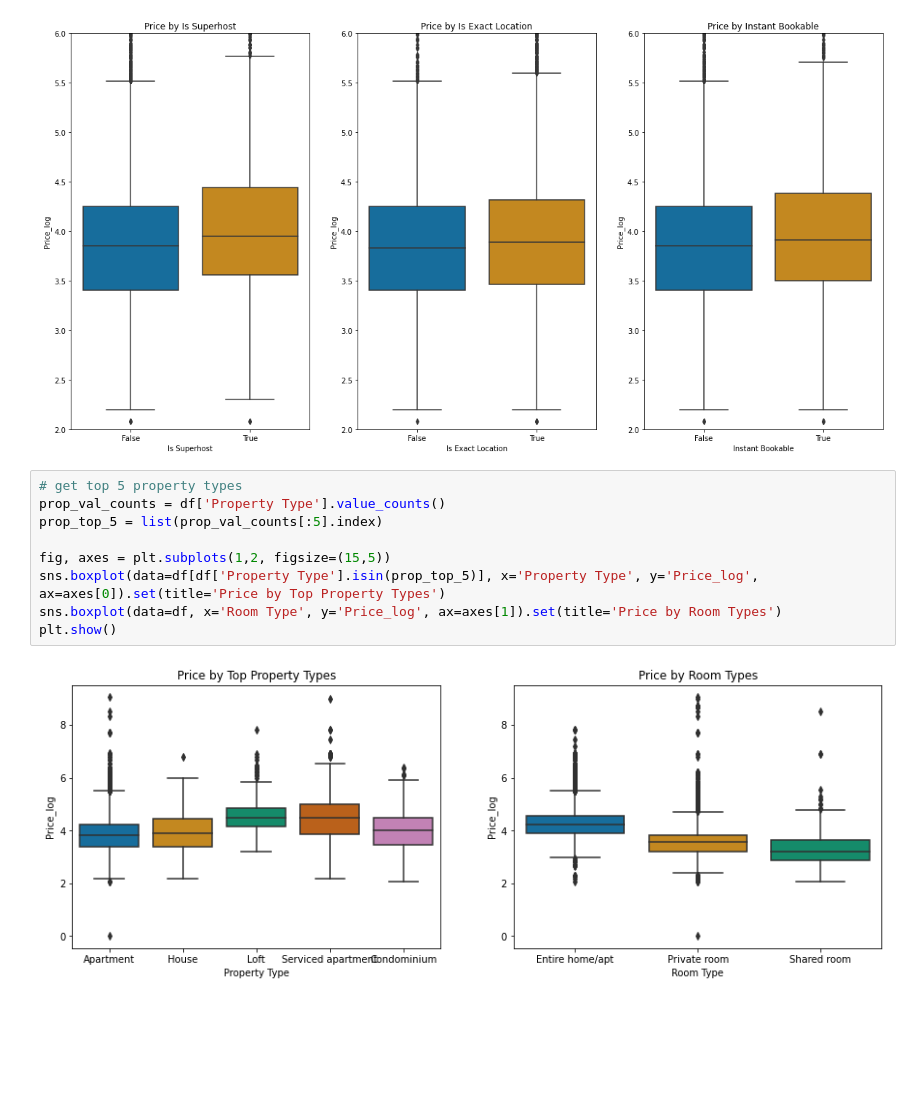
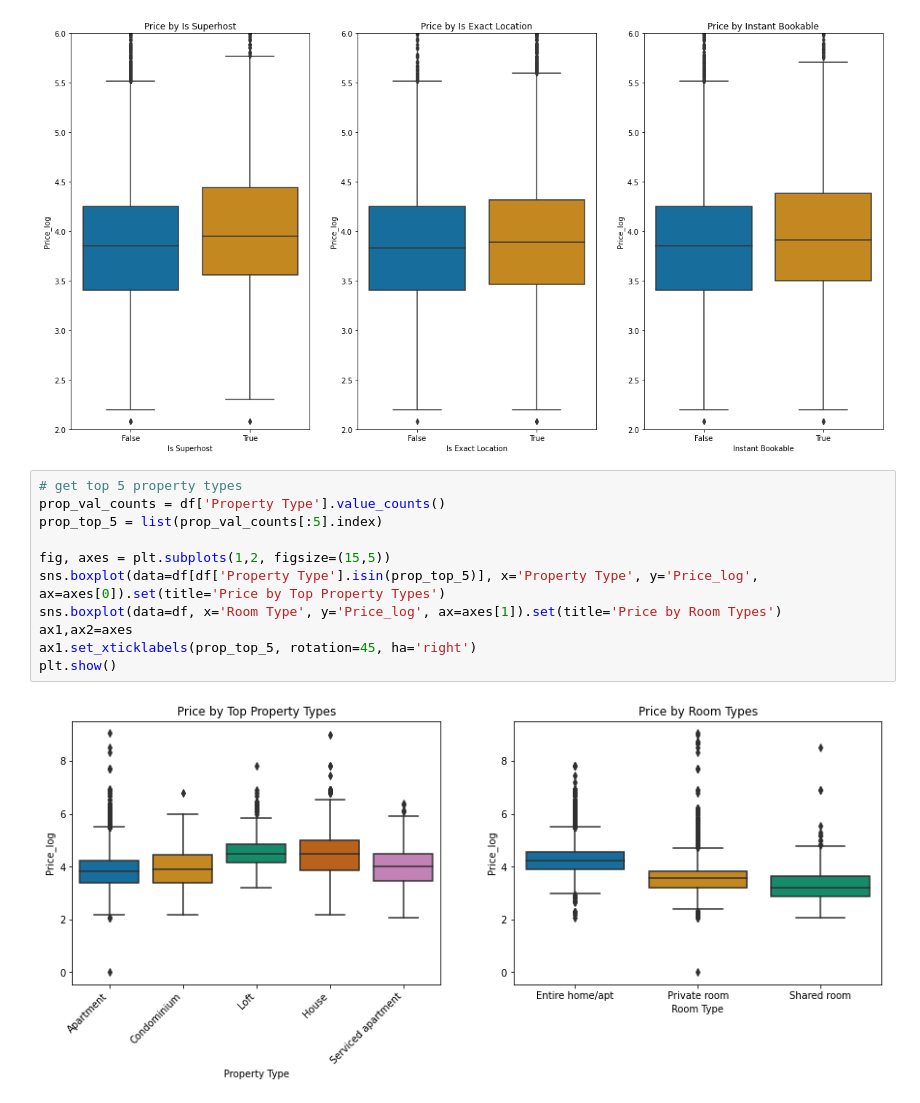
Before and after one commit to JulGras/Airbnb, a Jupyter notebook: Airbnb_Berlin.ipynb, the cells around one changed output. Saved outputs shown, nothing was run; the diff lists cells and outputs as text; blank space fills up the shorter version.

```diff
--- a/Airbnb_Berlin.ipynb
+++ b/Airbnb_Berlin.ipynb
@@ -323,11 +323,13 @@ plt.show()
 # %%
 # get top 5 property types
 prop_val_counts = df['Property Type'].value_counts()
 prop_top_5 = list(prop_val_counts[:5].index)
 
 fig, axes = plt.subplots(1,2, figsize=(15,5))
 sns.boxplot(data=df[df['Property Type'].isin(prop_top_5)], x='Property Type', y='Price_log', ax=axes[0]).set(title='Price by Top Property Types')
 sns.boxplot(data=df, x='Room Type', y='Price_log', ax=axes[1]).set(title='Price by Room Types')
+ax1,ax2=axes
+ax1.set_xticklabels(prop_top_5, rotation=45, ha='right')
 plt.show()
 # %% [output]
-[figure, old version]
+[figure, new version]
```
Also changed, not shown: parts of 12 cells of this notebook.
